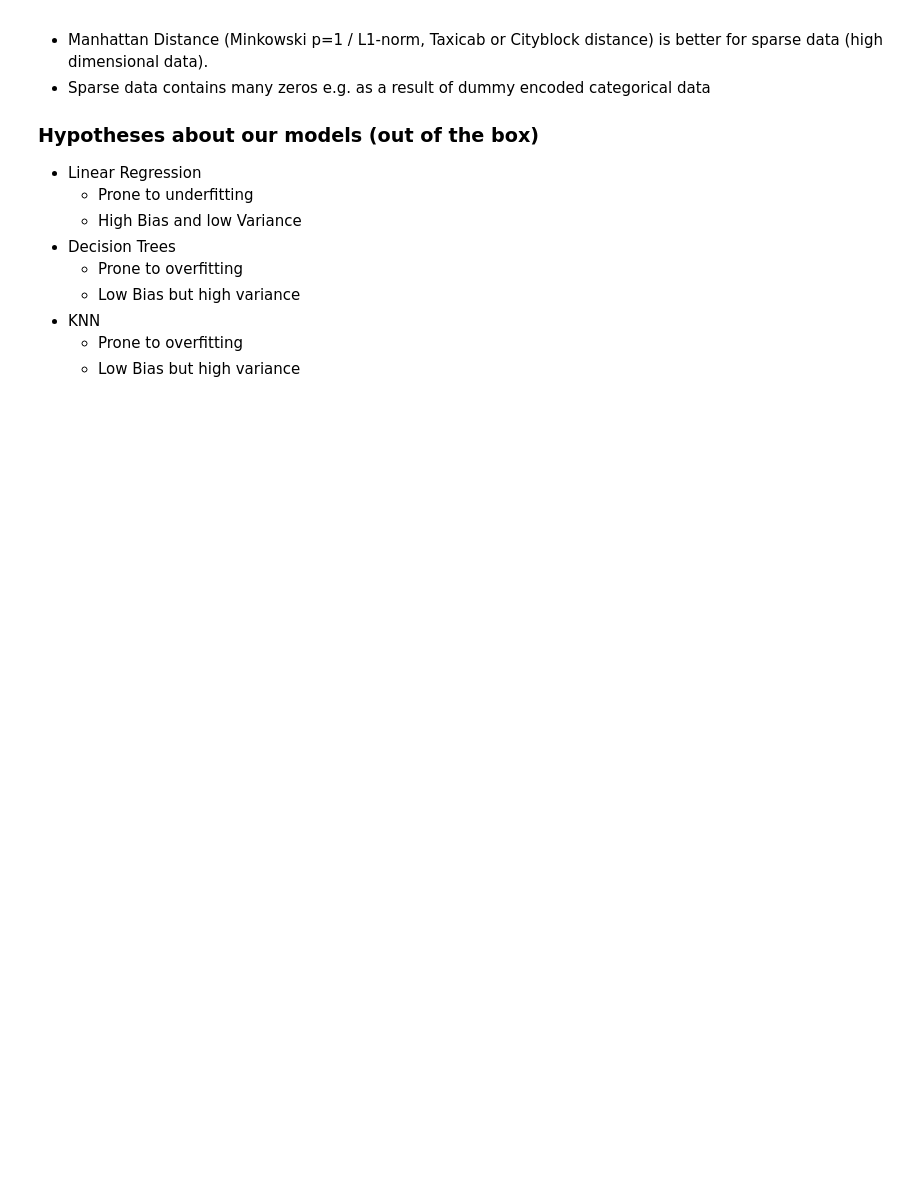
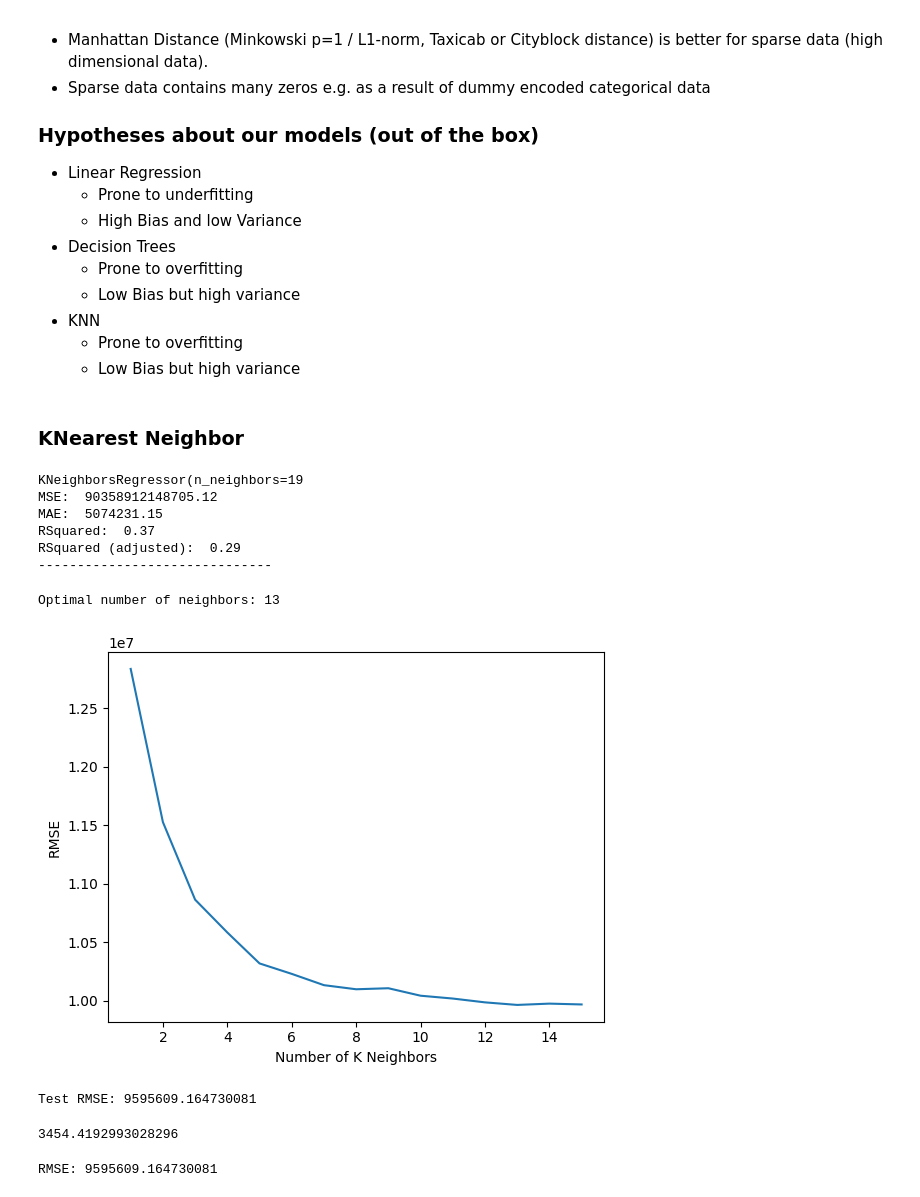
Before and after one commit to RobinSchebitz/ds_tanzania_tourism_prediction, a Jupyter notebook: ML_project.ipynb, the cells around one changed output. Saved outputs shown, nothing was run; the diff lists cells and outputs as text; code cells hidden in the pictures; blank space fills up the shorter version.

```diff
--- a/ML_project.ipynb
+++ b/ML_project.ipynb
@@ -155,3 +155,5 @@ RSquared (adjusted):  -0.27
 - KNN
     - Prone to overfitting
     - Low Bias but high variance
+# %% [markdown]
+### KNearest Neighbor
@@ -157,0 +169,64 @@ RSquared (adjusted):  -0.27
+# %%
+# Define the KNeighborsRegressor model
+knn_regressor = KNeighborsRegressor(n_neighbors=19)
+
+# Assuming the model_tester function is as defined earlier
+model_tester(X_train, y_train, X_test, knn_regressor)
+# %% [output]
+KNeighborsRegressor(n_neighbors=19
+MSE:  90358912148705.12
+MAE:  5074231.15
+RSquared:  0.37
+RSquared (adjusted):  0.29
+------------------------------
+# %%
+# Listing the different values for n_neighbors
+neighbors_range = range(1, 16)
+
+# Creating an empty list to store RMSE values
+rmse_values = []
+
+# Performing 5-fold cross-validation
+for n in neighbors_range:
+    knn = make_pipeline(StandardScaler(), KNeighborsRegressor(n_neighbors=n))
+    scores = cross_val_score(knn, X_train, y_train, cv=5, scoring='neg_mean_squared_error')
+    rmse_values.append(sqrt(-np.mean(scores)))
+
+# Finding the value of n_neighbors that gives the lowest RMSE
+optimal_n = neighbors_range[rmse_values.index(min(rmse_values))]
+print(f"Optimal number of neighbors: {optimal_n}")
+
+# Plotting the RMSE values for different n_neighbors
+import matplotlib.pyplot as plt
+
+plt.plot(neighbors_range, rmse_values)
+plt.xlabel('Number of K Neighbors')
+plt.ylabel('RMSE')
+plt.show()
+# %% [output]
+Optimal number of neighbors: 13
+[figure, added]
+# %%
+# Retraining the model with the optimal number of neighbors
+optimal_knn = make_pipeline(StandardScaler(), KNeighborsRegressor(n_neighbors=optimal_n))
+optimal_knn.fit(X_train, y_train)
+
+# Using the trained model for predictions
+predictions = optimal_knn.predict(X_test)
+
+# Calculate and print the RMSE for the test set
+test_rmse = sqrt(mean_squared_error(y_test, predictions))
+print(f"Test RMSE: {test_rmse}")
+# %% [output]
+Test RMSE: 9595609.164730081
+# %%
+# Converting RMSE value to Euros
+print(test_rmse*0.00036)
+# %% [output]
+3454.4192993028296
+# %%
+rmse = mean_squared_error(y_test, predictions, squared=False)
+
+print(f"RMSE: {rmse}")
+# %% [output]
+RMSE: 9595609.164730081
```
Also changed, not shown: parts of 8 cells of this notebook.
